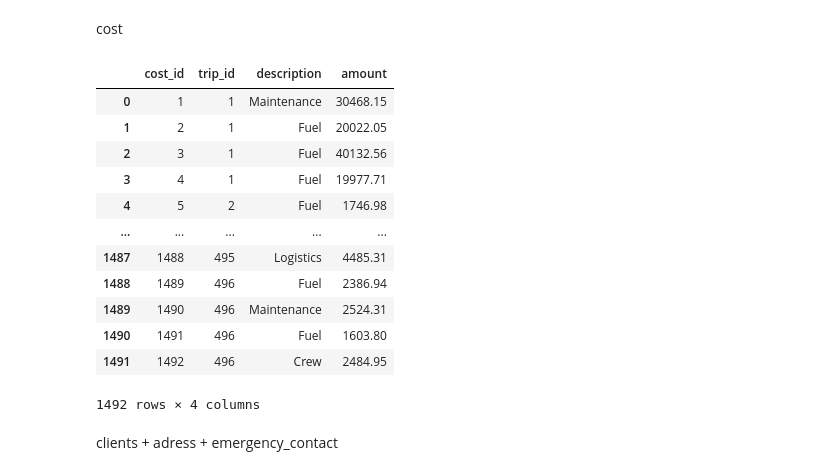
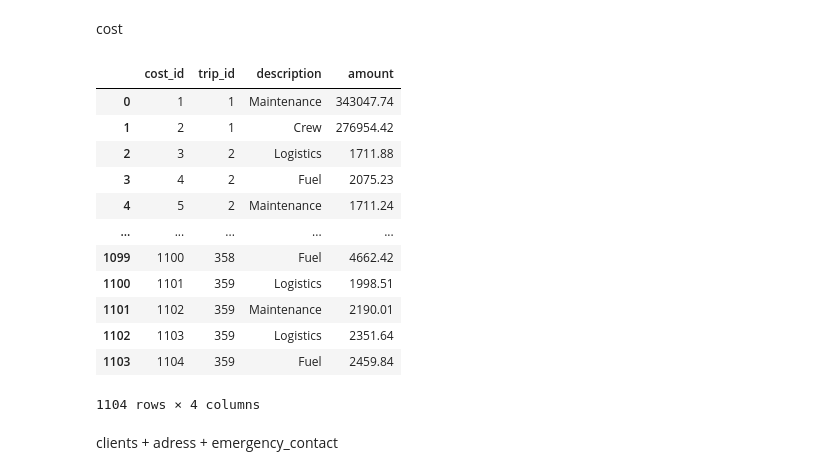
Before and after one commit to werojskz/space_database, a Jupyter notebook: data_creation.ipynb, the cells around one changed output. Drawn from its saved outputs; the diff is of its cells as text; code cells hidden in the pictures.

```diff
--- a/data_creation.ipynb
+++ b/data_creation.ipynb
@@ -259,7 +261,7 @@ trip_type = []
 
 for i, row in df_planets.iterrows():
     distance_from_center = math.sqrt(row["day0_x_coord"]**2 + row["day0_y_coord"]**2 + row["day0_z_coord"]**2)
-    is_round_trip = distance_from_center < 1350  # one-way if far from (0,0,0)
+    is_round_trip = distance_from_center < 1200  # one-way if far from (0,0,0)
 
     trip_type.append({
         "trip_type_id": i + 1,
@@ -723,5 +725,17 @@ df_employees
 # %% [markdown]
 transaction + booking
+# %%
+def distance_to_cost(trip_id):
+    trip_row = df_trips[df_trips["trip_id"] == trip_id].iloc[0]
+    start_time = datetime.strptime(trip_row["departure_date"], "%Y-%m-%d")
+    end_time = datetime.strptime(trip_row["return_date"], "%Y-%m-%d")
+    fly_time =  end_time - start_time
+    if end_time == datetime(9999, 1, 1):
+        fly_time = timedelta(days=100)
+    speed = trip_row["speed"]
+
+    distance = fly_time.total_seconds() / 3600 * speed
+    return distance
 # %%
 fake = Faker()
 
@@ -773,26 +787,21 @@ booking_seat_counts = df_bookings.groupby(["client_id", "trip_id"]).size().to_di
 
 transactions = []
 
-# 🧠 Cache start rakiety z planety 4
+# Cache start rakiety z planety 4
 planeta_4 = df_planets[df_planets["planet_id"] == 4].iloc[0]
 system_4 = df_systems[df_systems["system_id"] == planeta_4["system_id"]].iloc[0]
 
-# ⏳ Pasek postępu
+
+# Pasek postępu
 for booking in tqdm(bookings, desc="Przetwarzanie transakcji"):
     trip_id = booking["trip_id"]
     trip_row = df_trips[df_trips["trip_id"] == trip_id].iloc[0]
-    start_time = datetime.strptime(trip_row["departure_date"], "%Y-%m-%d")
-    end_time = datetime.strptime(trip_row["return_date"], "%Y-%m-%d")
-    fly_time =  end_time - start_time
-    if end_time == datetime(9999, 1, 1):
-        fly_time = timedelta(days=100)
     trip_type_id = trip_row["trip_type_id"]
     rocket_id = trip_row["rocket_id"]
     departure = datetime.strptime(trip_row["departure_date"], "%Y-%m-%d")
-    speed = trip_row["speed"]
 
     # OBLICZ dystans
-    distance = fly_time.total_seconds() / 3600 * speed
+    distance = distance_to_cost(booking["trip_id"])
 
     # CENA
     employee_count = df_trip_employees[df_trip_employees["trip_id"] == trip_id].shape[0]
@@ -801,11 +810,13 @@ for booking in tqdm(bookings, desc="Przetwarzanie transakcji"):
 
     base_price = 10000
     base_price += num_seats * 200
-    base_price += (distance /1000000)
+    base_price += (distance/10**6)
+
     base_price += rockets_capacity[rocket_id] * 100
     base_price += employee_count * 150
-    if round_trip_flags[trip_type_id]:
-        base_price *= 1.25
+    if not round_trip_flags[trip_type_id]:
+        base_price *= 2
+
 
     # Sprawdź duplikaty
     if key not in {(t["client_id"], t["trip_id"]) for t in transactions}:
@@ -1037,50 +1048,50 @@ for trip in df_trips.itertuples():
     trip_type_id = trip.trip_type_id
     coords = planet_coords[trip_type_id]
     coord_parts = [float(val.split(":")[1]) for val in coords.split(", ")]
-    distance = math.sqrt(sum(c ** 2 for c in coord_parts))
+    distance = distance_to_cost(trip_id)
     is_round = round_trip_flags[trip_type_id]
     n_employees = employee_counts.get(trip_id, 1)
     max_total_cost = income_per_trip.get(trip_id, 10000)
 
     # Base cost estimate
-    base_cost = 70000 + (n_employees * 3000) + (distance / 20)
-    if is_round:
-        base_cost *= 1.4
+    base_cost = 7500 + (n_employees * 5000) + (distance/10**6) *0.9
+    if not is_round:
+        base_cost *= 2
 
     # Generate 2-4 individual costs that sum up to less than income
     total_cost = min(base_cost, max_total_cost * 0.9)
     n_costs = random.randint(2, 4)
     cost_shares = [random.uniform(0.15, 0.35) for _ in range(n_costs)]
     total_share = sum(cost_shares)
     normalized_shares = [s / total_share for s in cost_shares]
 
     for i in range(n_costs):
         costs.append({
             "cost_id": len(costs) + 1,
             "trip_id": trip_id,
             "description": random.choice(["Fuel", "Crew", "Maintenance", "Logistics"]),
             "amount": round(total_cost * normalized_shares[i], 2)
         })
 
 df_costs = pd.DataFrame(costs)
 df_costs.to_csv("cost_final.csv", index=False)
 df_costs
 # # Preview costs
 # import ace_tools as tools; tools.display_dataframe_to_user(name="Generated Costs", dataframe=df_costs)
 # %% [output]
 |  | cost_id | trip_id | description | amount |
-| 0 | 1 | 1 | Maintenance | 30468.15 |
-| 1 | 2 | 1 | Fuel | 20022.05 |
-| 2 | 3 | 1 | Fuel | 40132.56 |
-| 3 | 4 | 1 | Fuel | 19977.71 |
-| 4 | 5 | 2 | Fuel | 1746.98 |
+| 0 | 1 | 1 | Maintenance | 343047.74 |
+| 1 | 2 | 1 | Crew | 276954.42 |
+| 2 | 3 | 2 | Logistics | 1711.88 |
+| 3 | 4 | 2 | Fuel | 2075.23 |
+| 4 | 5 | 2 | Maintenance | 1711.24 |
 | ... | ... | ... | ... | ... |
-| 1487 | 1488 | 495 | Logistics | 4485.31 |
-| 1488 | 1489 | 496 | Fuel | 2386.94 |
-| 1489 | 1490 | 496 | Maintenance | 2524.31 |
-| 1490 | 1491 | 496 | Fuel | 1603.80 |
-| 1491 | 1492 | 496 | Crew | 2484.95 |
+| 1099 | 1100 | 358 | Fuel | 4662.42 |
+| 1100 | 1101 | 359 | Logistics | 1998.51 |
+| 1101 | 1102 | 359 | Maintenance | 2190.01 |
+| 1102 | 1103 | 359 | Logistics | 2351.64 |
+| 1103 | 1104 | 359 | Fuel | 2459.84 |
-1492 rows × 4 columns
+1104 rows × 4 columns
 # %% [markdown]
 clients + adress + emergency_contact
 # %%
```
Also changed, not shown: parts of 10 cells of this notebook, 4 other files.
